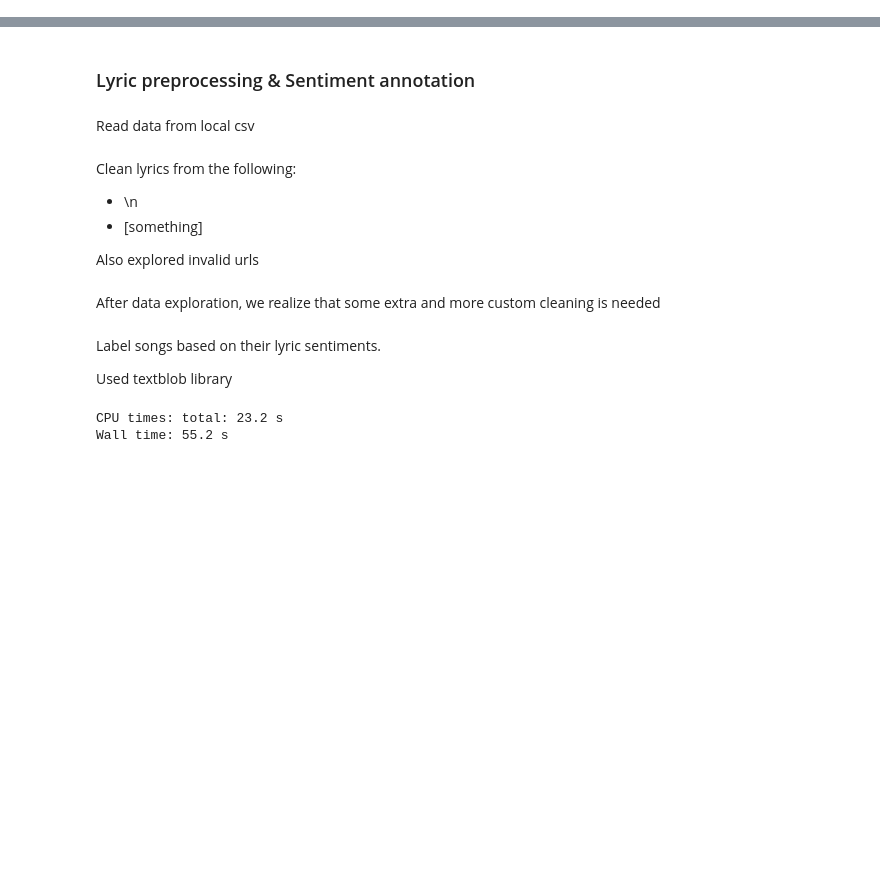
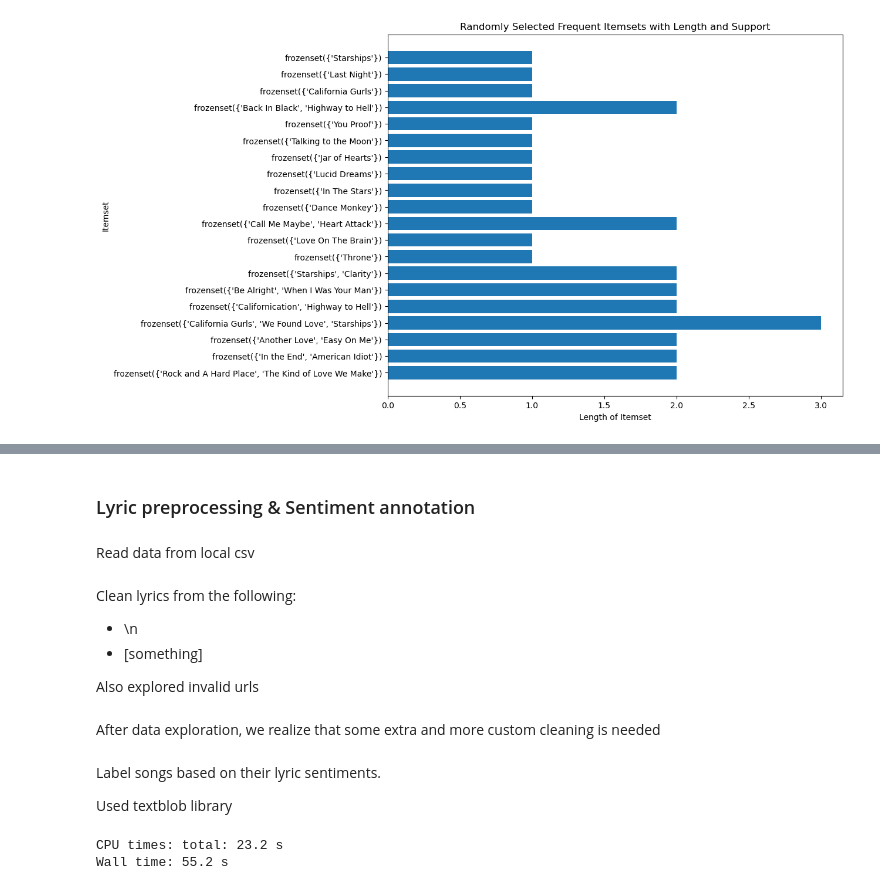
Before and after one commit to artemdou/computational-tools, a Jupyter notebook: Songs_Lyrics_&_Audio_Analysis.ipynb, the cells around one changed output, grey strips where cells are left out. Saved outputs shown, nothing was run; the diff lists cells and outputs as text; code cells hidden in the pictures; blank space fills up the shorter version.

```diff
--- a/Songs_Lyrics_&_Audio_Analysis.ipynb
+++ b/Songs_Lyrics_&_Audio_Analysis.ipynb
@@ -49,0 +959,28 @@ from imblearn.under_sampling import RandomUnderSampler
+# %%
+frequent_itemsets['length'] = frequent_itemsets['itemsets'].apply(lambda x: len(x))
+frequent_itemsets.to_csv("temp1111.csv")
+# %%
+import random
+# Create a DataFrame from the sample data (replace with your actual data)
+frequent_itemsets = pd.DataFrame(frequent_itemsets)
+
+# Randomly select 20 itemsets to plot
+random.seed(14)  # Set a seed for reproducibility
+selected_itemsets = random.sample(range(len(frequent_itemsets)), 20)
+
+# Subset the DataFrame with the selected itemsets
+selected_frequent_itemsets = frequent_itemsets.iloc[selected_itemsets]
+
+# Sort the selected DataFrame by support in descending order
+selected_frequent_itemsets = selected_frequent_itemsets.sort_values(by='support', ascending=False)
+
+# Create the bar chart
+plt.figure(figsize=(10, 8))
+plt.barh(range(len(selected_frequent_itemsets)), selected_frequent_itemsets['length'], tick_label=selected_frequent_itemsets['itemsets'])
+plt.xlabel('Length of Itemset')
+plt.ylabel('Itemset')
+plt.title('Randomly Selected Frequent Itemsets with Length and Support')
+plt.gca().invert_yaxis()  # Invert the y-axis for better readability
+plt.show()
+# %% [output]
+[figure, added]
```
Also changed, not shown: parts of 98 cells of this notebook.
